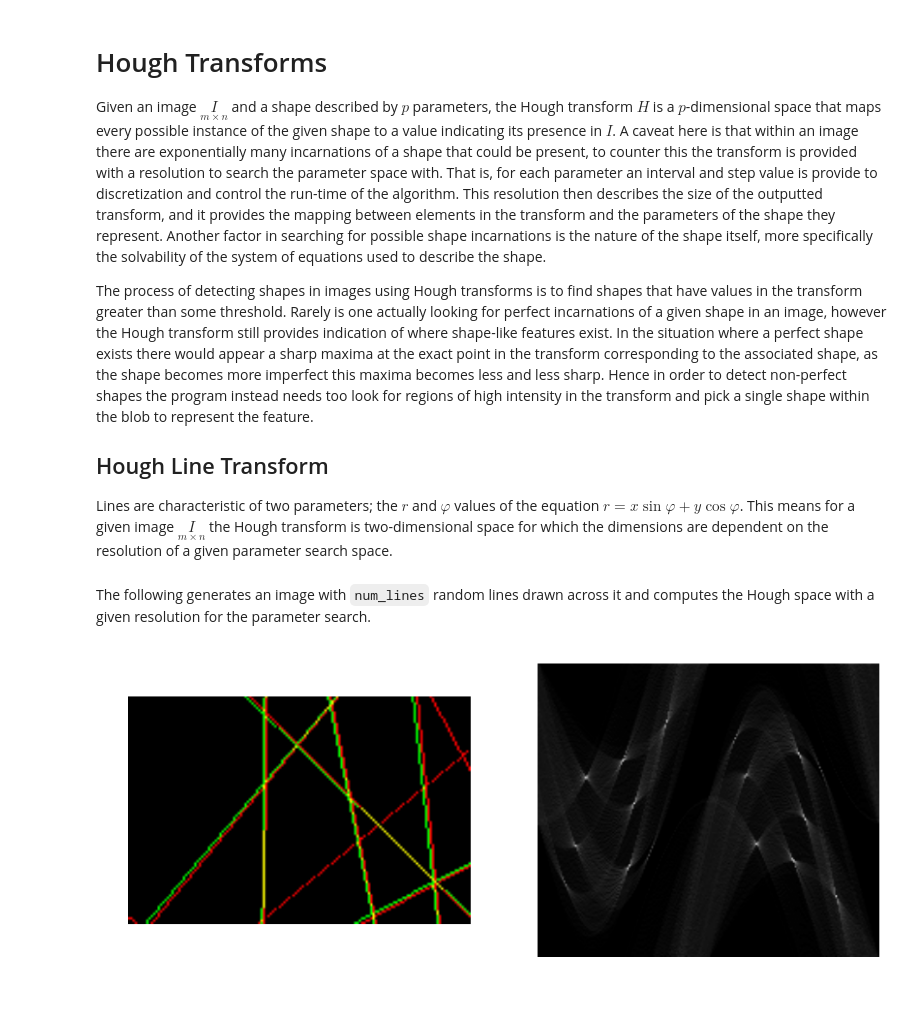
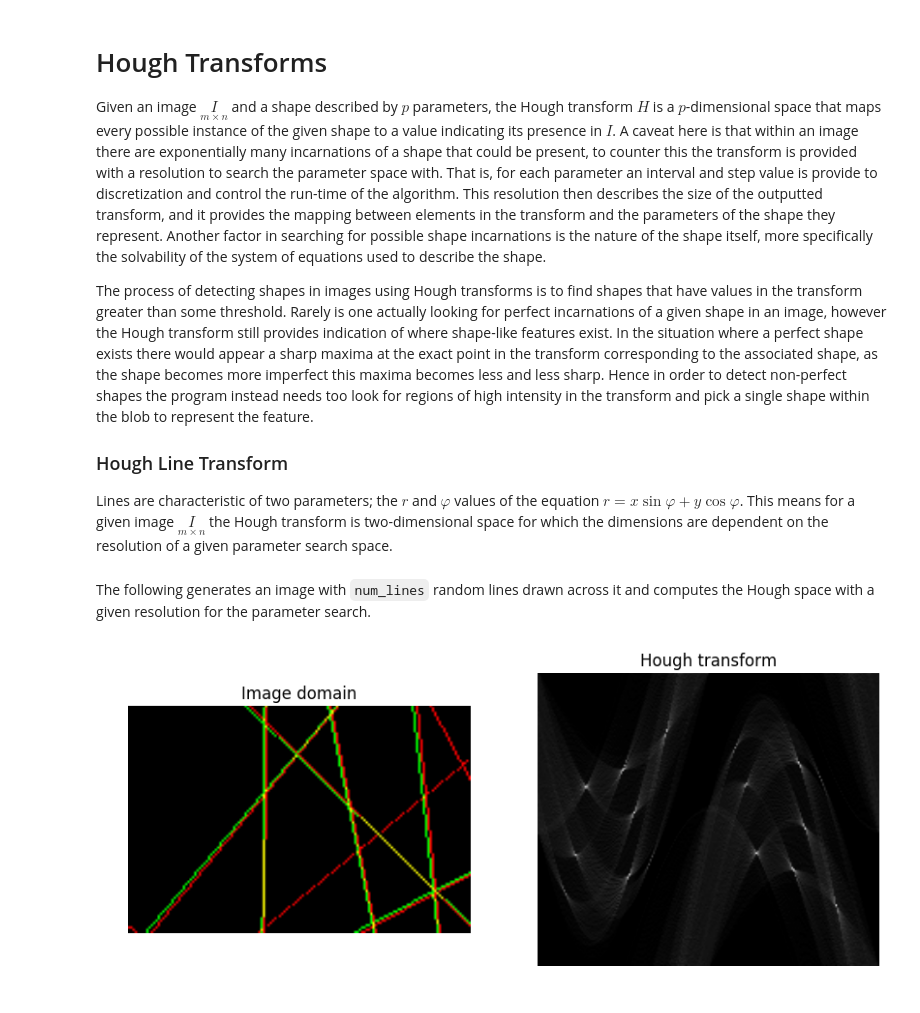
Before and after one commit to DylanCope/IPCV-Summary, a Jupyter notebook: Implementing IPCV Algorithms.ipynb, the cells around one changed output. Saved outputs shown, nothing was run; the diff lists cells and outputs as text; code cells hidden in the pictures.

```diff
--- a/Implementing IPCV Algorithms.ipynb
+++ b/Implementing IPCV Algorithms.ipynb
@@ -37,21 +273,12 @@ Given an image $\underset{m \times n}{I}$ and a shape described by $p$ parameter
 
 The process of detecting shapes in images using Hough transforms is to find shapes that have values in the transform greater than some threshold. Rarely is one actually looking for perfect incarnations of a given shape in an image, however the Hough transform still provides indication of where shape-like features exist. In the situation where a perfect shape exists there would appear a sharp maxima at the exact point in the transform corresponding to the associated shape, as the shape becomes more imperfect this maxima becomes less and less sharp. Hence in order to detect non-perfect shapes the program instead needs too look for regions of high intensity in the transform and pick a single shape within the blob to represent the feature.
 
-## Hough Line Transform
+### Hough Line Transform
 
 Lines are characteristic of two parameters; the $r$ and $\varphi$ values of the equation $r = x\sin \varphi + y\cos \varphi$. This means for a given image $\underset{m \times n}{I}$ the Hough transform is two-dimensional space for which the dimensions are dependent on the resolution of a given parameter search space.
 # %%
-def draw_image( image, ax = None ):
-    if ax == None:
-        fig, ax = plt.subplots()
-        ax.imshow( image, cmap = 'Greys_r' )
-        ax.axis( 'off' )
-        plt.show()
-    else:
-        ax.imshow( image, cmap = 'Greys_r' )
-        ax.axis( 'off' )
-
 def draw_line( image, (r, phi) ):
+    ''' Set all the points in an image along a given linear equation to a value of 1. '''
     newImage = np.zeros( image.shape )
     transpose = phi < np.arctan2(*image.shape)
     if transpose:
@@ -76,12 +303,13 @@ def round_nearest( x, n ):
     ''' rounds x to the nearest multiple of n that is less than x '''
     return int(x / n) * n
 
-def decrement_max( t ):
-    l = list(t)
-    l[ np.argmax(l) ] -= 1
-    return tuple(l)
-
 def hough_line_transform( image, resolution ):
+    '''
+        Given an image with one colour channel and a set of min, max, skip
+        values to use as a resolution of the Hough transform, this function
+        returns a matrix with votes corresponding to lines and a function
+        mapping entries in the Hough transform to line parameters.
+    '''
 
     r_min, r_max, p_min, p_max, r_skip, p_skip = resolution
 
@@ -96,9 +324,13 @@ def hough_line_transform( image, resolution ):
             hough[ hx, hy ] += 1
 
     return hough, lambda x, y : ((r_min + x * r_skip,
-                                  p_min + y * p_skip), hough[ x, y])
+                                  p_min + y * p_skip), hough[ x, y ])
 
 def accum_best( dist_fn, min_dist, thresh, acc, x ):
+    '''
+        A function to be partially applied and used in a fold operation
+        to extract parameters from a parameter to vote mapping.
+    '''
     p, v = x
     if v < thresh: return acc
     if acc == []: return [x]
@@ -109,6 +341,9 @@ def accum_best( dist_fn, min_dist, thresh, acc, x ):
 
 def hough_extract( hough_space, extract_fn, param_dist_fn,
                    thresh, min_dist ):
+    '''
+        Extract shape parameters from a Hough transform
+    '''
     items = list(starmap( extract_fn, indices( hough_space ) ))
     items.sort( key = lambda x : param_dist_fn( (0, 0), x[0] ) )
     accum = partial( accum_best, param_dist_fn, min_dist, thresh )
@@ -127,36 +362,38 @@ def demo_hough_lines( num_lines ):
 
     image = reduce( draw_line, lines, image )
 
     r_min, r_max = 0, int(np.hypot( *image.shape ))
     p_min, p_max = 0, np.pi * 2
     r_skip, p_skip = 1, 0.03
     resolution = ( r_min, r_max, p_min, p_max, r_skip, p_skip )
     image_lines, param_map = hough_line_transform( image, resolution )
 
     def euclid( (x1, y1), (x2, y2) ):
         return ( (x1 - x2)**2 + (y1 - y2)**2 )**0.5
 
     lines_h = hough_extract( image_lines, param_map, euclid, 20, 10 )
 
     image_h = reduce( draw_line, lines_h, np.zeros(shape) )
 
     image_c = np.zeros( image.shape + (3,) )
     for x, y in indices( image ):
         image_c[ x, y, 0 ] = image[x, y]
         image_c[ x, y, 1 ] = image_h[x, y]
 
     fig = plt.figure( figsize = (10, 10) )
     ax = fig.add_subplot( 121 )
-    draw_image( image_c, ax )
+    ax.set_title( 'Image domain' )
+    show_image( image_c, ax )
     ax = fig.add_subplot( 122 )
-    draw_image( image_lines, ax )
+    ax.set_title( 'Hough transform' )
+    show_image( image_lines, ax )
     plt.show()
 
 for i in range( 1, 14 ):
     demo_hough_lines( i )
     clear_output( wait = True )
 # %% [output]
-[figure, old version]
+[figure, new version]
 # %% [markdown]
 In the left image above, the red lines represent the original lines generated at random and the green lines represent the lines derived from the Hough transform. The right image shows the Hough transform as an image, areas of brightness correspond to more pixels voting that the associated lines appear in the input image.
 
```
Also changed, not shown: parts of 12 cells of this notebook.
